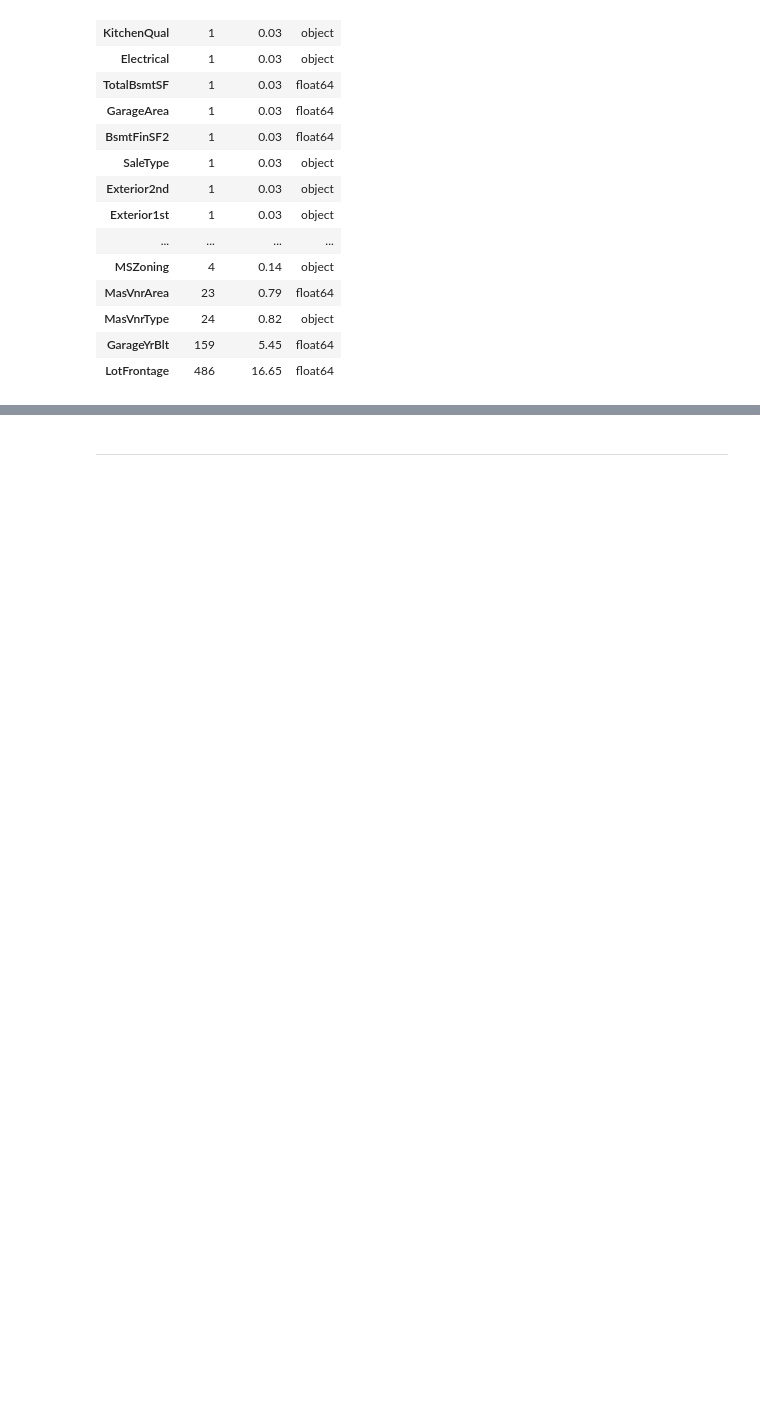
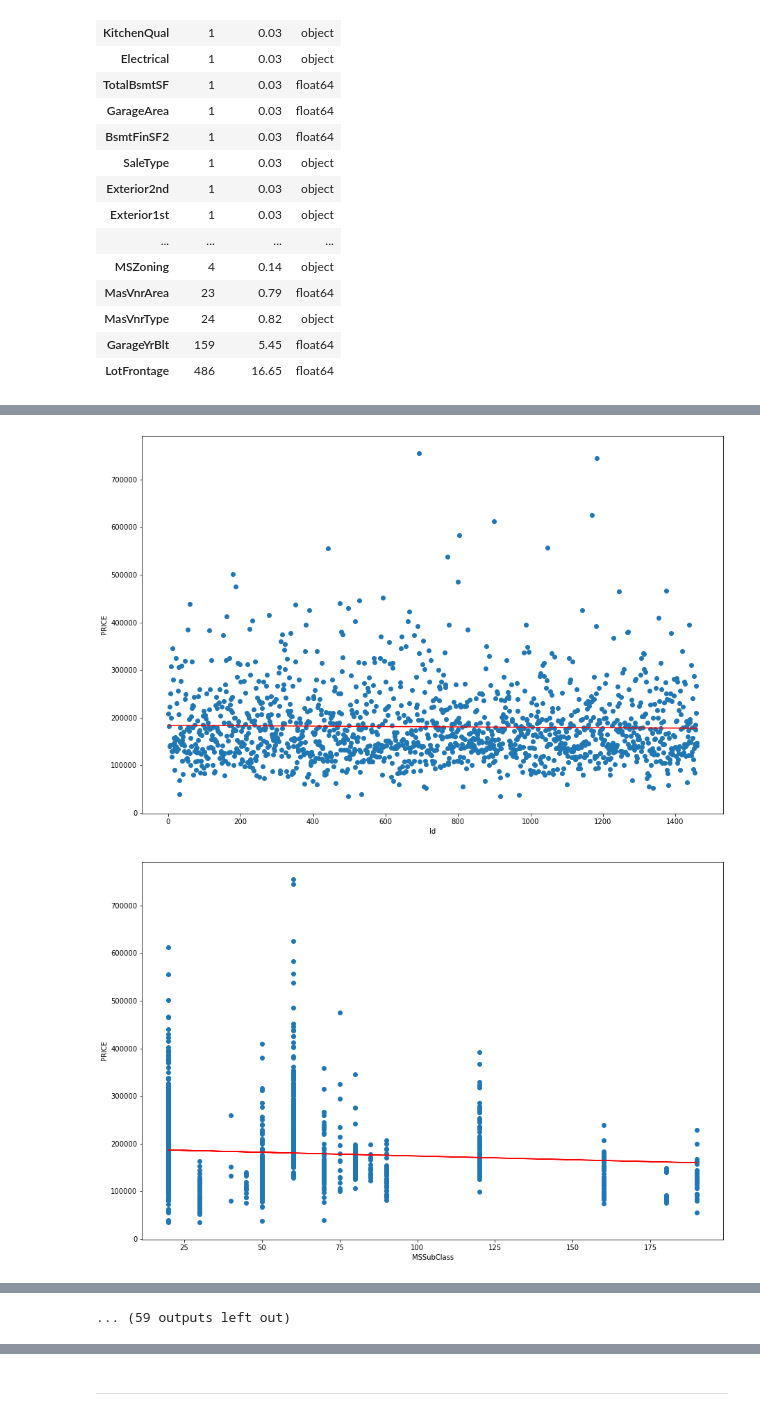
Before and after one commit to warshtayner/Housing_Prices_for_Kaggle, a Jupyter notebook: first_glance.ipynb, the cells around one changed output, grey strips where cells are left out. Drawn from its saved outputs; the diff is of its cells as text; code cells hidden in the pictures; blank space fills up the shorter version.

```diff
--- a/first_glance.ipynb
+++ b/first_glance.ipynb
@@ -190,0 +314,34 @@ df_not_nan.shape
+# %%
+def encoding_df(df_start):
+    df = df_start.copy()
+    labelencoder = LabelEncoder()
+    for col in df.columns:
+        if df[col].dtype == 'object':
+            df.loc[:, col] = labelencoder.fit_transform(df.loc[:, col])
+
+    return df
+# %%
+df_encod = encoding_df(df_new_feature)
+# %%
+def linerregression_plot(x_train, y_train):
+    # Данные подаются подготовленные, кодированные
+    # Рисует графики регрессии по каждому признаку
+
+    for col in x_train.columns:
+        x = x_train[[col]]
+        lrg = LinearRegression()
+        lrg.fit(x, y_train)
+
+        plt.scatter(x_train[col], y_train)
+        plt.plot(x, lrg.coef_[0] * x + lrg.intercept_, '-r')
+
+        plt.xlabel(col)
+        plt.ylabel('PRICE')
+        plt.show()
+# %%
+x_train, x_target = df_encod.loc[:train.shape[0] - 1,:], df_encod.loc[train.shape[0]:,:]
+# %%
+linerregression_plot(x_train, y_train_main)
+# %% [output]
+[figure, added]
+[figure, added]
@@ -190,0 +358 @@ df_not_nan.shape
+... (59 outputs left out)
```
Also changed, not shown: parts of 15 cells of this notebook.
